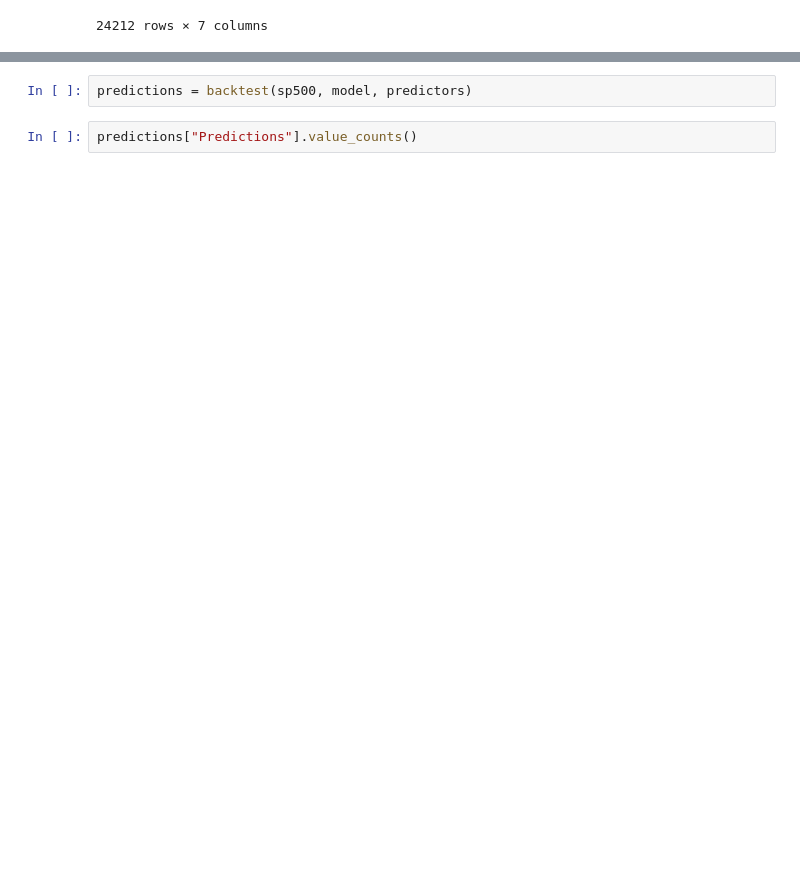
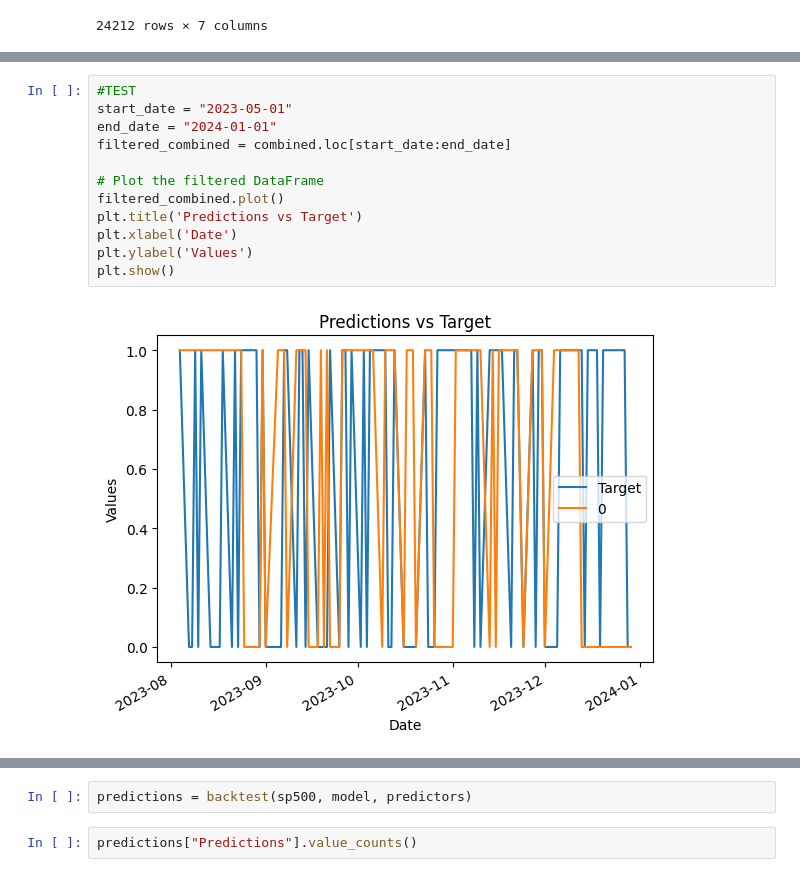
Before and after one commit to RekAlrasheed/S-P-500-stock-predections, a Jupyter notebook: data_science_final_proj.ipynb, the cells around one changed output, grey strips where cells are left out. Saved outputs shown, nothing was run; the diff lists cells and outputs as text; blank space fills up the shorter version.

Commit message:
added comments and changed data range

```diff
--- a/data_science_final_proj.ipynb
+++ b/data_science_final_proj.ipynb
@@ -294,0 +210,14 @@ Length: 100, dtype: int64
+# %%
+#TEST
+start_date = "2023-05-01"
+end_date = "2024-01-01"
+filtered_combined = combined.loc[start_date:end_date]
+
+# Plot the filtered DataFrame
+filtered_combined.plot()
+plt.title('Predictions vs Target')
+plt.xlabel('Date')
+plt.ylabel('Values')
+plt.show()
+# %% [output]
+[figure, added]
```
Also changed, not shown: parts of 29 cells of this notebook.
